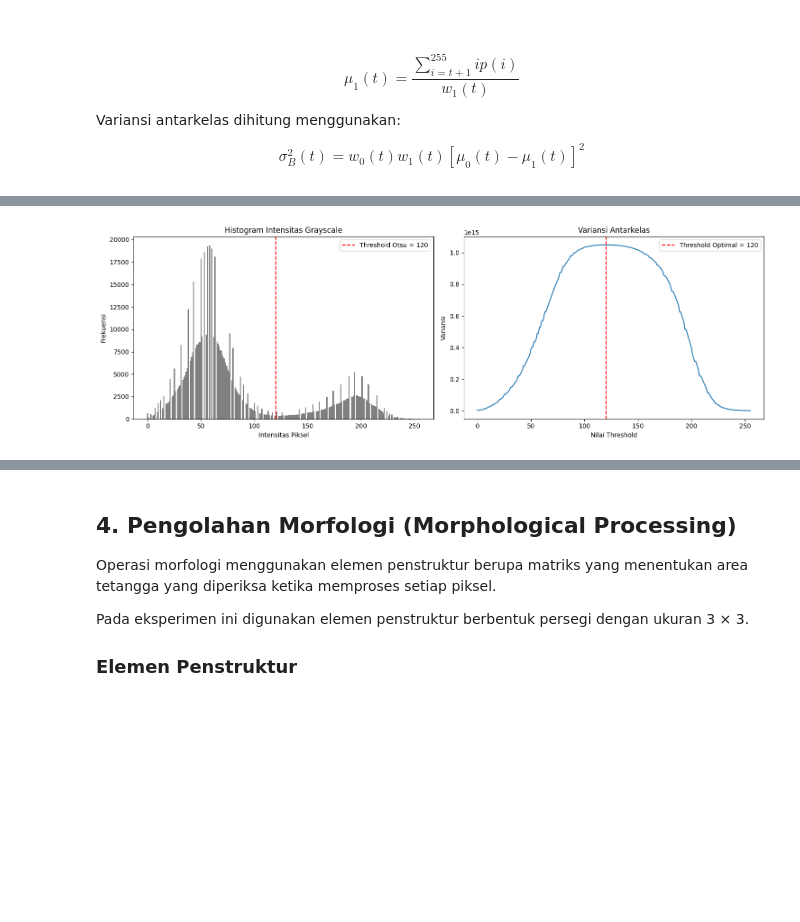
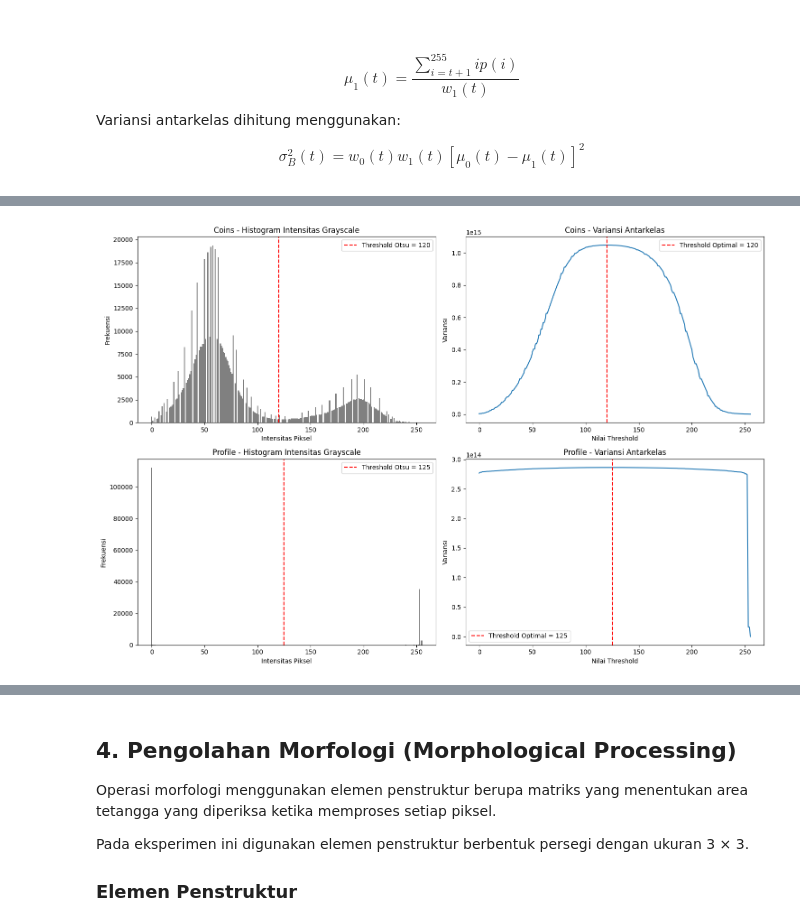
Before and after one commit to chelchr/PCD_Assignment03, a Jupyter notebook: PCD_Assignment03.ipynb, the cells around one changed output, grey strips where cells are left out. Drawn from its saved outputs; the diff is of its cells as text; code cells hidden in the pictures; blank space fills up the shorter version.

```diff
--- a/PCD_Assignment03.ipynb
+++ b/PCD_Assignment03.ipynb
@@ -327,53 +316,100 @@ Jumlah piksel background: 465548
 # %%
-fig, axes = plt.subplots(1, 2, figsize=(15, 5))
+# Visualisasi histogram dan variansi antarkelas
+fig, axes = plt.subplots(2, 2, figsize=(15, 10))
 
-# Menampilkan histogram citra
-axes[0].bar(
+# ==========================
+# Dataset 1: Coins
+# ==========================
+
+axes[0, 0].bar(
     np.arange(256),
     histogram,
     width=1.0,
     color='gray'
 )
 
-axes[0].axvline(
+axes[0, 0].axvline(
     threshold,
     color='red',
     linestyle='--',
     label=f'Threshold Otsu = {threshold}'
 )
 
-axes[0].set_title('Histogram Intensitas Grayscale')
-axes[0].set_xlabel('Intensitas Piksel')
-axes[0].set_ylabel('Frekuensi')
-axes[0].legend()
+axes[0, 0].set_title('Coins - Histogram Intensitas Grayscale')
+axes[0, 0].set_xlabel('Intensitas Piksel')
+axes[0, 0].set_ylabel('Frekuensi')
+axes[0, 0].legend()
 
-# Menampilkan variansi antarkelas
-axes[1].plot(
+
+axes[0, 1].plot(
     np.arange(256),
     variances
 )
 
-axes[1].axvline(
+axes[0, 1].axvline(
     threshold,
     color='red',
     linestyle='--',
     label=f'Threshold Optimal = {threshold}'
 )
 
-axes[1].set_title('Variansi Antarkelas')
-axes[1].set_xlabel('Nilai Threshold')
-axes[1].set_ylabel('Variansi')
-axes[1].legend()
+axes[0, 1].set_title('Coins - Variansi Antarkelas')
+axes[0, 1].set_xlabel('Nilai Threshold')
+axes[0, 1].set_ylabel('Variansi')
+axes[0, 1].legend()
+
+
+# ==========================
+# Dataset 2: Profile
+# ==========================
+
+axes[1, 0].bar(
+    np.arange(256),
+    binary_histogram,
+    width=1.0,
+    color='gray'
+)
+
+axes[1, 0].axvline(
+    binary_threshold,
+    color='red',
+    linestyle='--',
+    label=f'Threshold Otsu = {binary_threshold}'
+)
+
+axes[1, 0].set_title('Profile - Histogram Intensitas Grayscale')
+axes[1, 0].set_xlabel('Intensitas Piksel')
+axes[1, 0].set_ylabel('Frekuensi')
+axes[1, 0].legend()
+
+
+axes[1, 1].plot(
+    np.arange(256),
+    binary_variances
+)
+
+axes[1, 1].axvline(
+    binary_threshold,
+    color='red',
+    linestyle='--',
+    label=f'Threshold Optimal = {binary_threshold}'
+)
+
+axes[1, 1].set_title('Profile - Variansi Antarkelas')
+axes[1, 1].set_xlabel('Nilai Threshold')
+axes[1, 1].set_ylabel('Variansi')
+axes[1, 1].legend()
+
 
 plt.tight_layout()
 
 plt.savefig(
-    '/content/results/coins/03_otsu_histogram.png',
+    '/content/results/otsu_histogram_comparison.png',
     bbox_inches='tight',
     dpi=150
 )
 
 plt.show()
 # %% [output]
-[figure, old version]
+[figure, new version]
 # %%
```
Also changed, not shown: parts of 12 cells of this notebook.
